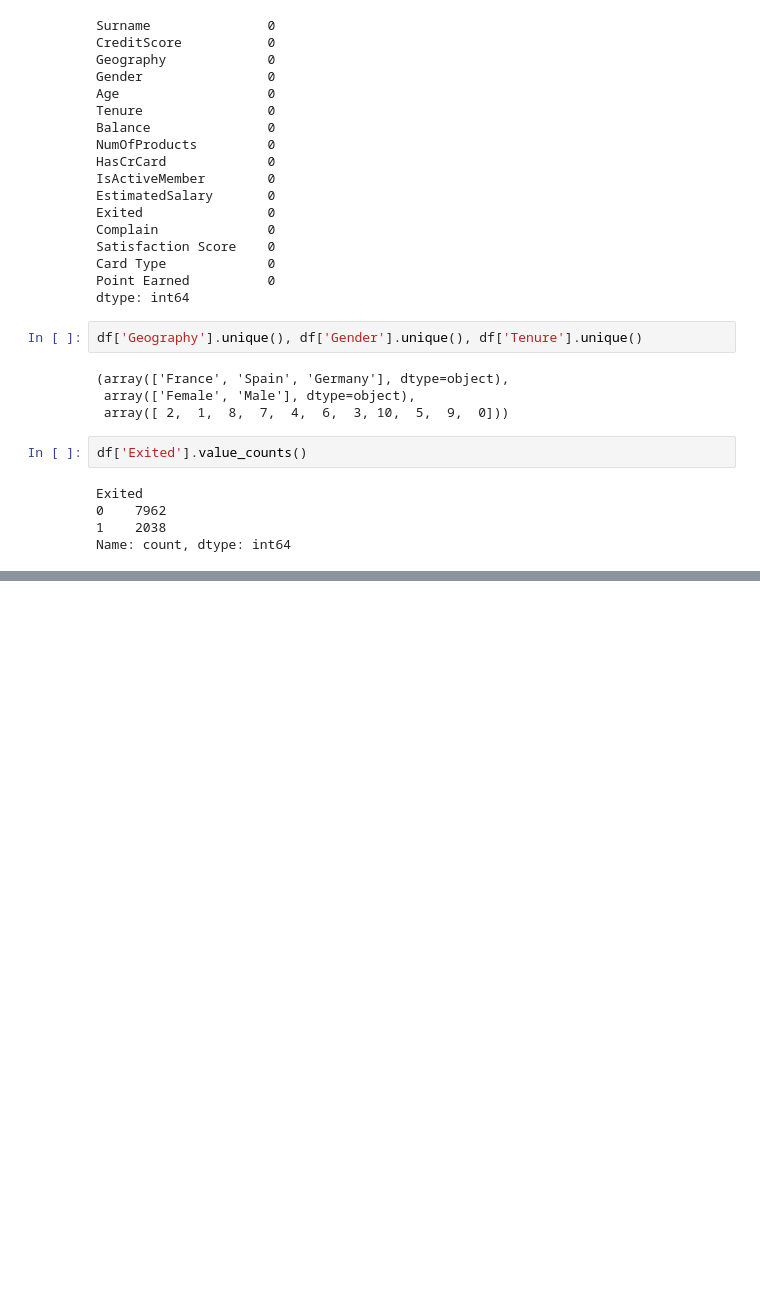
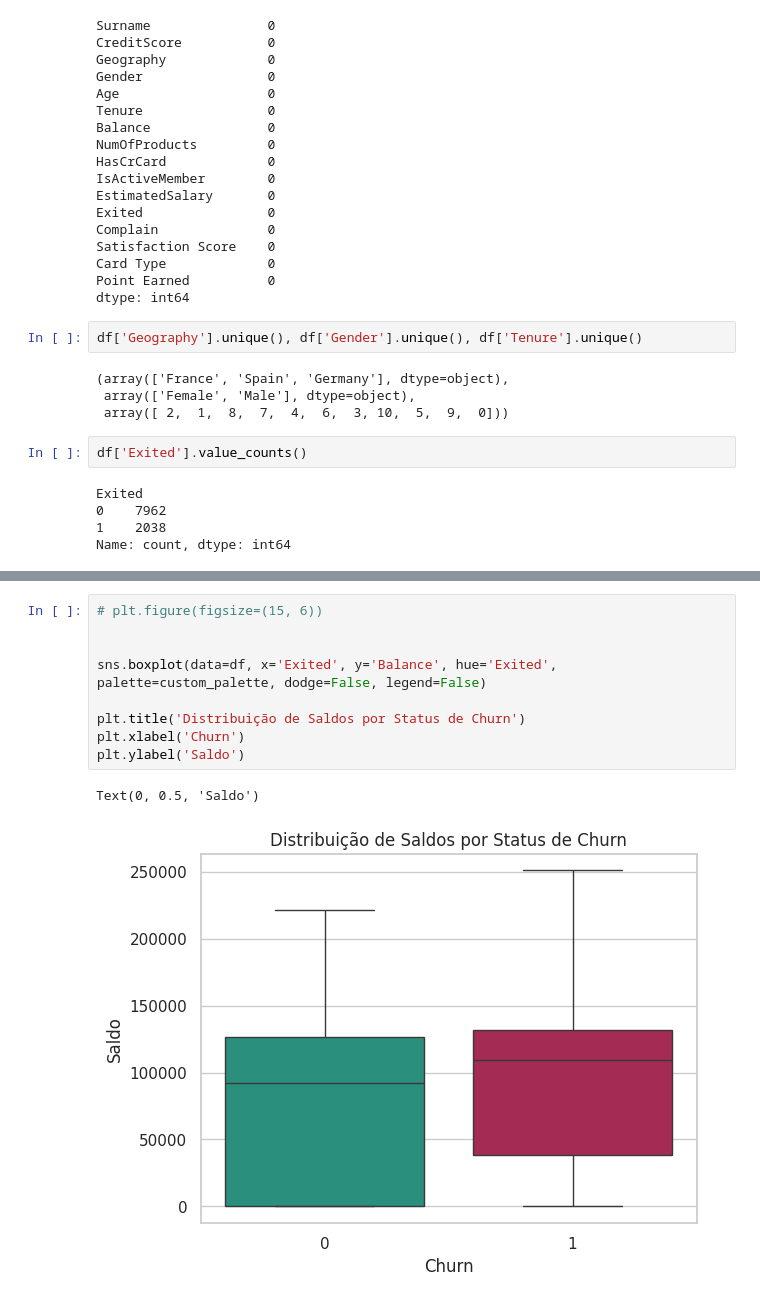
Before and after one commit to rvanguita/bank_customer_churn, a Jupyter notebook: main.ipynb, the cells around one changed output, grey strips where cells are left out. Drawn from its saved outputs; the diff is of its cells as text; blank space fills up the shorter version.

```diff
--- a/main.ipynb
+++ b/main.ipynb
@@ -208,0 +199,12 @@ transformed_df
+# %%
+# plt.figure(figsize=(15, 6))
+
+
+sns.boxplot(data=df, x='Exited', y='Balance', hue='Exited', palette=custom_palette, dodge=False, legend=False)
+
+plt.title('Distribuição de Saldos por Status de Churn')
+plt.xlabel('Churn')
+plt.ylabel('Saldo')
+# %% [output]
+Text(0, 0.5, 'Saldo')
+[figure, added]
```
Also changed, not shown: parts of 26 cells of this notebook.
